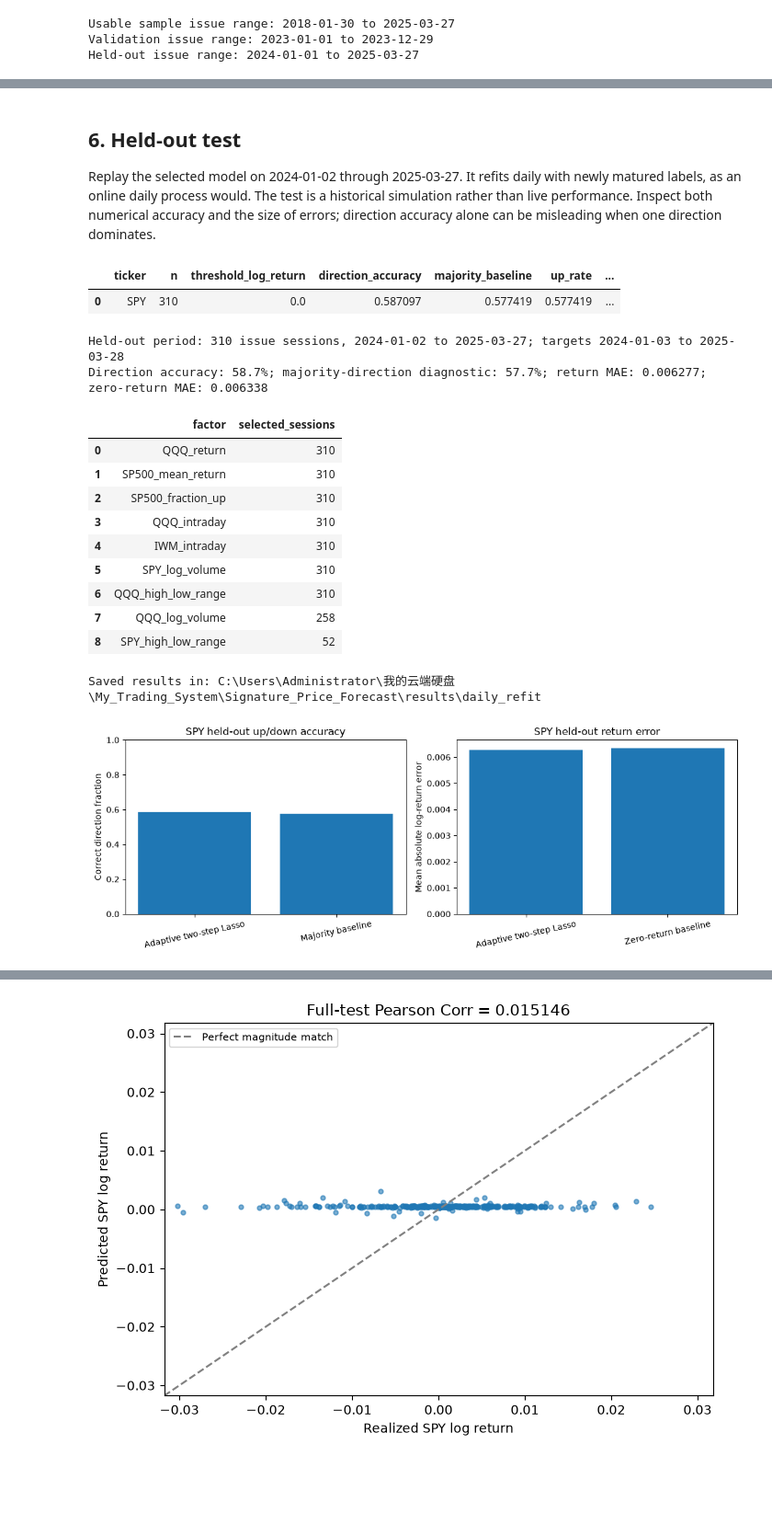
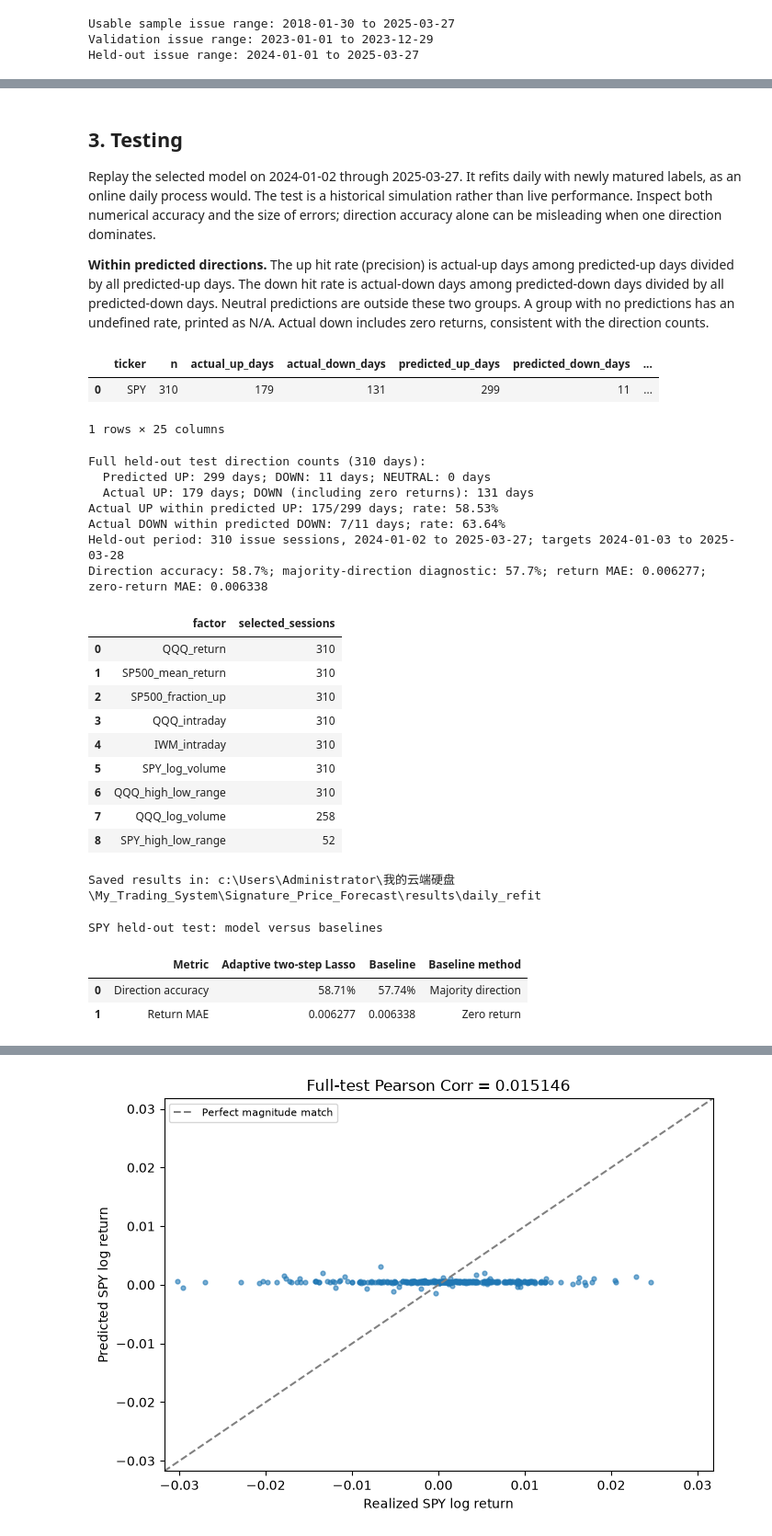
Before and after one commit to Hardy-Z/My_Trading_System, a Jupyter notebook: Signature_Price_Forecast/signature_price_forecast.ipynb, the cells around one changed output, grey strips where cells are left out. Shown at 92% size. Saved outputs shown, nothing was run; the diff lists cells and outputs as text; code cells hidden in the pictures; blank space fills up the shorter version.

```diff
--- a/Signature_Price_Forecast/signature_price_forecast.ipynb
+++ b/Signature_Price_Forecast/signature_price_forecast.ipynb
@@ -38,7 +38,7 @@ if not (PROJECT / 'src' / 'spy_adaptive_lasso.py').exists():
 sys.path.insert(0, str(PROJECT / 'src'))
 from spy_adaptive_lasso import (ForecastConfig, TARGET, load_market_data,
                                 make_samples, replay, reconstruct_price_comparison,
-                                score_predictions,
+                                score_predictions, print_direction_counts,
                                 select_factors, save_run)
 
 ROOT = PROJECT.parent
@@ -48,7 +48,9 @@ USE_FINMULTITIME = True
 DATA_START, DATA_END = '2018-01-01', '2025-03-28'
 VALIDATION_START, VALIDATION_END = '2023-01-01', '2023-12-29'
 TEST_START, TEST_END = '2024-01-01', '2025-03-27'
-DIRECTION_RETURN_THRESHOLD = 0.0
+# Log-return cutoffs; forecasts between them are neutral.
+DIRECTION_UP_RETURN_THRESHOLD = 0
+DIRECTION_DOWN_RETURN_THRESHOLD = 0
 
 CANDIDATES = {
     'depth2_sparse': ForecastConfig(window=20, signature_depth=2, regime_depth=2,
@@ -61,6 +63,6 @@ CANDIDATES = {
                                              regime_gamma=1.0, lasso_alpha=0.0001),
 }
 print('Target:', TARGET, 'next-session log return')
-print('Direction threshold:', DIRECTION_RETURN_THRESHOLD)
+print('Direction thresholds (up, down):', DIRECTION_UP_RETURN_THRESHOLD, DIRECTION_DOWN_RETURN_THRESHOLD)
 # %% [output]
 Target: SPY next-session log return
@@ -227,7 +230,8 @@ rows = []
 for name, cfg in CANDIDATES.items():
     frame = replay(examples[name], cfg, VALIDATION_START, VALIDATION_END)
     validation_frames[name] = frame
-    metric = score_predictions(frame, DIRECTION_RETURN_THRESHOLD).iloc[0]
+    metric = score_predictions(frame, DIRECTION_UP_RETURN_THRESHOLD, DIRECTION_DOWN_RETURN_THRESHOLD).iloc[0]
+    print_direction_counts(metric, f'Validation: {name}')
     rows.append({'candidate': name, 'validation_return_mae': metric.return_mae,
                  'validation_direction_accuracy': metric.direction_accuracy,
                  'validation_return_rmse': metric.return_rmse,
@@ -238,5 +242,5 @@ BEST_NAME = selection.loc[0, 'candidate']
 BEST_CONFIG = CANDIDATES[BEST_NAME]
 display(selection)
 print('Chosen using validation return MAE:', BEST_NAME)
-display(score_predictions(validation_frames[BEST_NAME], DIRECTION_RETURN_THRESHOLD))
+display(score_predictions(validation_frames[BEST_NAME], DIRECTION_UP_RETURN_THRESHOLD, DIRECTION_DOWN_RETURN_THRESHOLD))
 # %% [output]
@@ -251,33 +268,46 @@ Chosen using validation return MAE: depth2_sparse
 # %% [markdown]
-## 6. Held-out test
+## 3. Testing
 
 Replay the selected model on 2024-01-02 through 2025-03-27. It refits daily with newly matured labels, as an online daily process would. The test is a historical simulation rather than live performance. Inspect both numerical accuracy and the size of errors; direction accuracy alone can be misleading when one direction dominates.
+
+**Within predicted directions.** The up hit rate (precision) is actual-up days among predicted-up days divided by all predicted-up days. The down hit rate is actual-down days among predicted-down days divided by all predicted-down days. Neutral predictions are outside these two groups. A group with no predictions has an undefined rate, printed as N/A. Actual down includes zero returns, consistent with the direction counts.
 # %%
 test_frame = replay(examples[BEST_NAME], BEST_CONFIG, TEST_START, TEST_END)
-test_metrics = score_predictions(test_frame, DIRECTION_RETURN_THRESHOLD)
+test_metrics = score_predictions(test_frame, DIRECTION_UP_RETURN_THRESHOLD, DIRECTION_DOWN_RETURN_THRESHOLD)
 display(test_metrics)
 row = test_metrics.iloc[0]
+print_direction_counts(row, 'Full held-out test')
+up_precision_text = f'{row.up_precision:.2%}' if row.predicted_up_days else 'N/A (no predicted UP days)'
+down_precision_text = f'{row.down_precision:.2%}' if row.predicted_down_days else 'N/A (no predicted DOWN days)'
+print(f'Actual UP within predicted UP: {int(row.correct_up_days)}/{int(row.predicted_up_days)} days; rate: {up_precision_text}')
+print(f'Actual DOWN within predicted DOWN: {int(row.correct_down_days)}/{int(row.predicted_down_days)} days; rate: {down_precision_text}')
 print(f"Held-out period: {len(test_frame)} issue sessions, "
       f"{pd.to_datetime(test_frame.issue_date).min().date()} to "
       f"{pd.to_datetime(test_frame.issue_date).max().date()}; "
       f"targets {pd.to_datetime(test_frame.target_date).min().date()} to "
       f"{pd.to_datetime(test_frame.target_date).max().date()}")
 print(f"Direction accuracy: {row.direction_accuracy:.1%}; "
       f"majority-direction diagnostic: {row.majority_baseline:.1%}; "
       f"return MAE: {row.return_mae:.6f}; zero-return MAE: {row.zero_return_mae:.6f}")
 save_run(OUTPUT, test_frame, BEST_CONFIG, test_metrics, market['coverage'])
 selection.to_csv(OUTPUT / 'validation_selection.csv', index=False)
 
 factor_counts = (test_frame.selected_factors.str.split(';').explode()
                  .value_counts().rename_axis('factor').reset_index(name='selected_sessions'))
 factor_counts.to_csv(OUTPUT / 'selected_factor_frequency.csv', index=False)
 display(factor_counts.head(12))
 print('Saved results in:', OUTPUT)
 # %% [output]
-|  | ticker | n | threshold_log_return | direction_accuracy | majority_baseline | up_rate | ... |
-| 0 | SPY | 310 | 0.0 | 0.587097 | 0.577419 | 0.577419 | ... |
+|  | ticker | n | actual_up_days | actual_down_days | predicted_up_days | predicted_down_days | ... |
+| 0 | SPY | 310 | 179 | 131 | 299 | 11 | ... |
-Held-out period: 310 issue sessions, 2024-01-02 to 2025-03-27; targets 2024-01-03 to 2025-03-28
-Direction accuracy: 58.7%; majority-direction diagnostic: 57.7%; return MAE: 0.006277; zero-return MAE: 0.006338
+1 rows × 25 columns
+Full held-out test direction counts (310 days):
+  Predicted UP: 299 days; DOWN: 11 days; NEUTRAL: 0 days
+  Actual UP: 179 days; DOWN (including zero returns): 131 days
+Actual UP within predicted UP: 175/299 days; rate: 58.53%
+Actual DOWN within predicted DOWN: 7/11 days; rate: 63.64%
+Held-out period: 310 issue sessions, 2024-01-02 to 2025-03-27; targets 2024-01-03 to 2025-03-28
+Direction accuracy: 58.7%; majority-direction diagnostic: 57.7%; return MAE: 0.006277; zero-return MAE: 0.006338
 |  | factor | selected_sessions |
 | 0 | QQQ_return | 310 |
 | 1 | SP500_mean_return | 310 |
@@ -288,22 +318,27 @@ Direction accuracy: 58.7%; majority-direction diagnostic: 57.7%; return MAE: 0.0
 | 6 | QQQ_high_low_range | 310 |
 | 7 | QQQ_log_volume | 258 |
 | 8 | SPY_high_low_range | 52 |
-Saved results in: C:\Users\Administrator\我的云端硬盘\My_Trading_System\Signature_Price_Forecast\results\daily_refit
+Saved results in: c:\Users\Administrator\我的云端硬盘\My_Trading_System\Signature_Price_Forecast\results\daily_refit
 # %%
-fig, axes = plt.subplots(1, 2, figsize=(11, 4))
+from IPython.display import display
+
 row = test_metrics.iloc[0]
-axes[0].bar(['Adaptive two-step Lasso', 'Majority baseline'],
-            [row.direction_accuracy, row.majority_baseline])
-axes[0].set(ylim=(0, 1), ylabel='Correct direction fraction',
-            title='SPY held-out up/down accuracy')
-axes[1].bar(['Adaptive two-step Lasso', 'Zero-return baseline'],
-            [row.return_mae, row.zero_return_mae])
-axes[1].set(ylabel='Mean absolute log-return error', title='SPY held-out return error')
-for ax in axes:
-    ax.tick_params(axis='x', labelrotation=12)
-fig.tight_layout()
-fig.savefig(OUTPUT / 'test_accuracy_and_return_error.png', dpi=160)
-plt.show()
+heldout_comparison = pd.DataFrame([
+    {'Metric': 'Direction accuracy', 'Adaptive two-step Lasso': row.direction_accuracy,
+     'Baseline': row.majority_baseline, 'Baseline method': 'Majority direction'},
+    {'Metric': 'Return MAE', 'Adaptive two-step Lasso': row.return_mae,
+     'Baseline': row.zero_return_mae, 'Baseline method': 'Zero return'},
+])
+formatted_comparison = heldout_comparison.copy()
+for column in ['Adaptive two-step Lasso', 'Baseline']:
+    formatted_comparison[column] = [f'{heldout_comparison.loc[0, column]:.2%}',
+                                    f'{heldout_comparison.loc[1, column]:.6f}']
+print('SPY held-out test: model versus baselines')
+display(formatted_comparison)
+heldout_comparison.to_csv(OUTPUT / 'test_accuracy_and_return_error.csv', index=False)
 # %% [output]
-[figure, removed]
+SPY held-out test: model versus baselines
+|  | Metric | Adaptive two-step Lasso | Baseline | Baseline method |
+| 0 | Direction accuracy | 58.71% | 57.74% | Majority direction |
+| 1 | Return MAE | 0.006277 | 0.006338 | Zero return |
 # %% [markdown]
```
Also changed, not shown: parts of 20 cells of this notebook, 26 other files.
